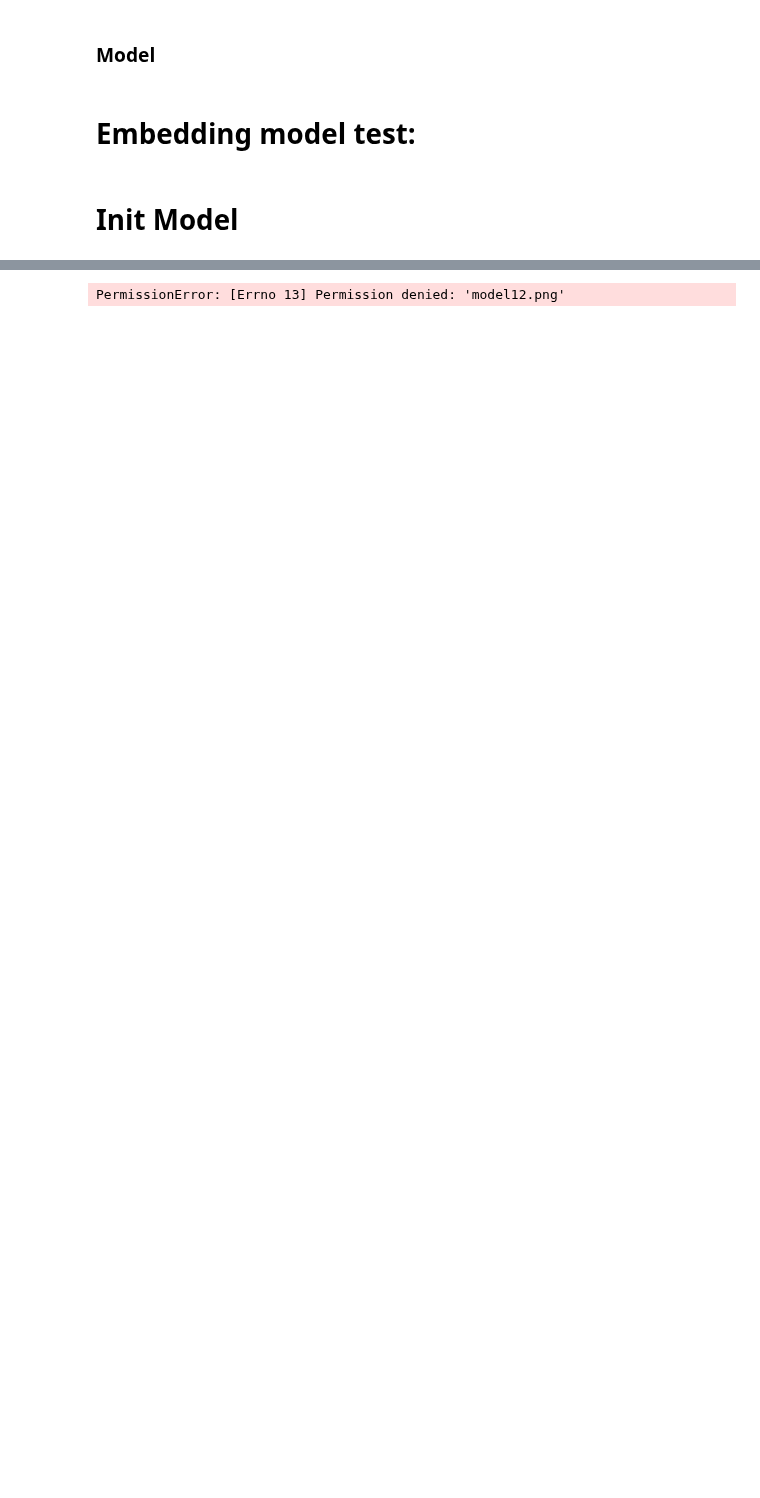
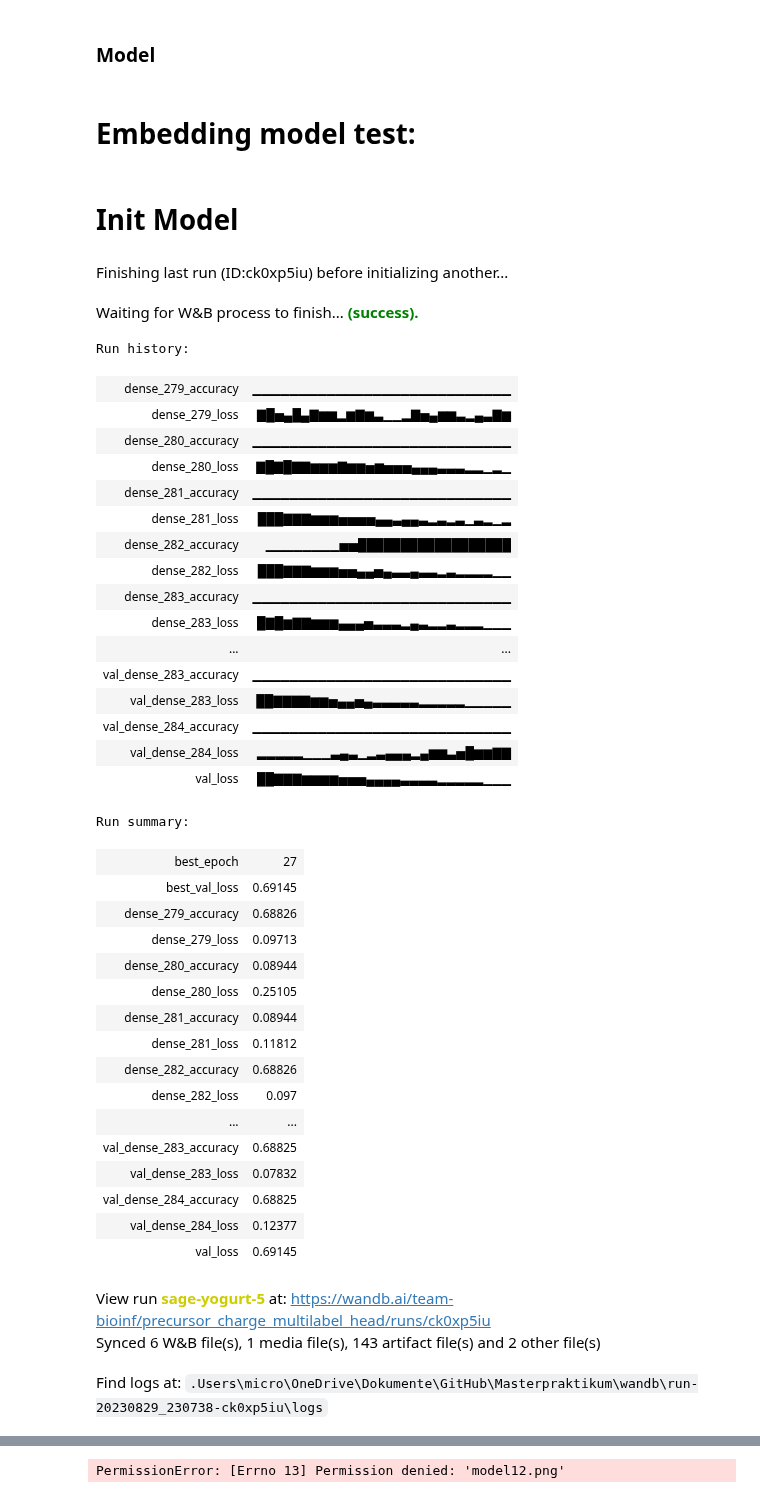
Before and after one commit to Sacesh/Masterpraktikum, a Jupyter notebook: charge_predictor_multilabel_head.ipynb, the cells around one changed output, grey strips where cells are left out. Cells and saved outputs as stored; diff of their text form; code cells hidden in the pictures; blank space fills up the shorter version.

```diff
--- a/charge_predictor_multilabel_head.ipynb
+++ b/charge_predictor_multilabel_head.ipynb
@@ -439,3 +439,45 @@ train_labels_embed[3]
 len(train_ds_embed), len(val_ds_embed), len(test_ds_embed)
 # %% [markdown]
 # Init Model
+# %%
+wandb.init(project='precursor_charge_multilabel_head')
+# %% [output]
+Finishing last run (ID:ck0xp5iu) before initializing another...
+Waiting for W&B process to finish... (success).
+Run history:
+| dense_279_accuracy | ▁▁▁▁▁▁▁▁▁▁▁▁▁▁▁▁▁▁▁▁▁▁▁▁▁▁▁▁ |
+| dense_279_loss | ▇█▅▄█▄▇▆▆▂▆▇▆▃▁▁▂▇▅▄▆▆▃▂▄▃▇▆ |
+| dense_280_accuracy | ▁▁▁▁▁▁▁▁▁▁▁▁▁▁▁▁▁▁▁▁▁▁▁▁▁▁▁▁ |
+| dense_280_loss | ▇█▇█▇▇▆▆▆▇▆▆▅▆▅▅▅▄▄▄▃▃▃▂▂▁▂▁ |
+| dense_281_accuracy | ▁▁▁▁▁▁▁▁▁▁▁▁▁▁▁▁▁▁▁▁▁▁▁▁▁▁▁▁ |
+| dense_281_loss | ███▇▇▇▆▆▆▅▅▅▅▄▄▃▄▄▃▂▃▂▃▁▃▂▁▂ |
+| dense_282_accuracy | ▁▁▁▁▁▁▁▁▅▅██████████████████ |
+| dense_282_loss | ███▇▇▇▆▆▆▅▅▄▄▅▄▃▃▄▃▃▂▃▂▂▂▂▁▁ |
+| dense_283_accuracy | ▁▁▁▁▁▁▁▁▁▁▁▁▁▁▁▁▁▁▁▁▁▁▁▁▁▁▁▁ |
+| dense_283_loss | █▇█▆▇▇▆▆▆▄▄▄▅▃▃▃▂▄▃▂▂▃▂▂▂▁▁▁ |
+| ... | ... |
+| val_dense_283_accuracy | ▁▁▁▁▁▁▁▁▁▁▁▁▁▁▁▁▁▁▁▁▁▁▁▁▁▁▁▁ |
+| val_dense_283_loss | ██▇▇▇▇▆▆▅▄▄▅▄▃▃▃▃▃▂▂▂▂▂▁▁▁▁▁ |
+| val_dense_284_accuracy | ▁▁▁▁▁▁▁▁▁▁▁▁▁▁▁▁▁▁▁▁▁▁▁▁▁▁▁▁ |
+| val_dense_284_loss | ▂▂▂▂▂▁▁▁▃▄▃▁▂▃▄▄▄▂▄▆▆▃▅█▆▆▇▇ |
+| val_loss | ██▇▇▇▆▆▆▆▅▅▅▄▄▄▄▃▃▃▃▂▂▂▂▂▁▁▁ |
+Run summary:
+| best_epoch | 27 |
+| best_val_loss | 0.69145 |
+| dense_279_accuracy | 0.68826 |
+| dense_279_loss | 0.09713 |
+| dense_280_accuracy | 0.08944 |
+| dense_280_loss | 0.25105 |
+| dense_281_accuracy | 0.08944 |
+| dense_281_loss | 0.11812 |
+| dense_282_accuracy | 0.68826 |
+| dense_282_loss | 0.097 |
+| ... | ... |
+| val_dense_283_accuracy | 0.68825 |
+| val_dense_283_loss | 0.07832 |
+| val_dense_284_accuracy | 0.68825 |
+| val_dense_284_loss | 0.12377 |
+| val_loss | 0.69145 |
+View run sage-yogurt-5 at: https://wandb.ai/team-bioinf/precursor_charge_multilabel_head/runs/ck0xp5iu
+Synced 6 W&B file(s), 1 media file(s), 143 artifact file(s) and 2 other file(s)
+Find logs at: .Users\micro\OneDrive\Dokumente\GitHub\Masterpraktikum\wandb\run-20230829_230738-ck0xp5iu\logs
```
Also changed, not shown: parts of 10 cells of this notebook.
